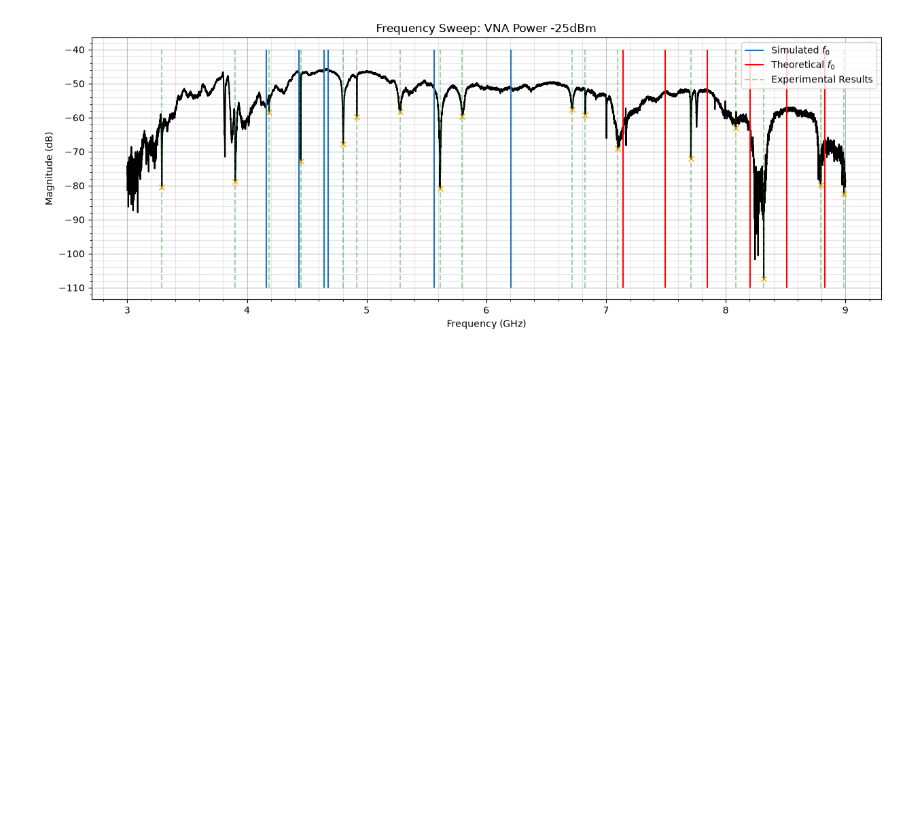
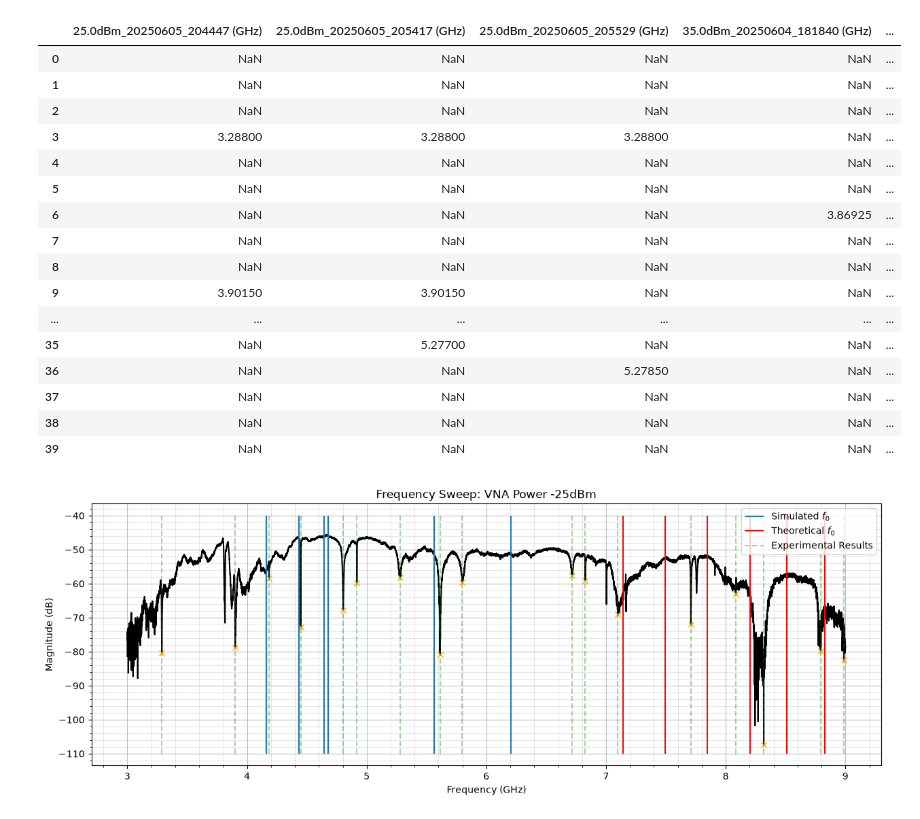
Before and after one commit to benji-thomas/Resonator-Frequency-Simulation, a Jupyter notebook: Experimental_Data_Analysis.ipynb, the cells around one changed output. Cells and saved outputs as stored; diff of their text form; code cells hidden in the pictures; blank space fills up the shorter version.

```diff
--- a/Experimental_Data_Analysis.ipynb
+++ b/Experimental_Data_Analysis.ipynb
@@ -4,7 +5,21 @@ import matplotlib.pyplot as plt
 import pandas as pd
 from scipy.signal import find_peaks
 # %%
-df_S21_3_9GHZ_25dbm_250605 = pd.read_csv('TWPA_on_S21_3.00-9.00GHz_-25.0dBm_20250605_205417.csv')
+df_3_9GHz_25dBm_250605_204447 = pd.read_csv('TWPA_on_S21_3.00-9.00GHz_-25.0dBm_20250605_204447.csv')
+df_3_9GHz_25dBm_250605_205417 = pd.read_csv('TWPA_on_S21_3.00-9.00GHz_-25.0dBm_20250605_205417.csv')
+df_3_9GHz_25dBm_250605_205529 = pd.read_csv('TWPA_on_S21_3.00-9.00GHz_-25.0dBm_20250605_205529.csv')
+df_3_9GHz_35dBm_250604_181840 = pd.read_csv('TWPA_on_S21_3.00-9.00GHz_-35.0dBm_20250604_181840.csv')
+df_3_9GHz_35dBm_250604_192329 = pd.read_csv('TWPA_on_S21_3.00-9.00GHz_-35.0dBm_20250604_192329.csv')
+df_3_9GHz_35dBm_250604_192358 = pd.read_csv('TWPA_on_S21_3.00-9.00GHz_-35.0dBm_20250604_192358.csv')
+df_3_9GHz_35dBm_250605_170409 = pd.read_csv('TWPA_on_S21_3.00-9.00GHz_-35.0dBm_20250605_170409.csv')
+df_3_9GHz_35dBm_250605_191549 = pd.read_csv('TWPA_on_S21_3.00-9.00GHz_-35.0dBm_20250605_191549.csv')
+df_3_9GHz_35dBm_250605_192903 = pd.read_csv('TWPA_on_S21_3.00-9.00GHz_-35.0dBm_20250605_192903.csv')
+df_3_9GHz_35dBm_250605_194422 = pd.read_csv('TWPA_on_S21_3.00-9.00GHz_-35.0dBm_20250605_194422.csv')
+df_3_9GHz_35dBm_250605_200136 = pd.read_csv('TWPA_on_S21_3.00-9.00GHz_-35.0dBm_20250605_200136.csv')
+df_3_9GHz_35dBm_250605_201637 = pd.read_csv('TWPA_on_S21_3.00-9.00GHz_-35.0dBm_20250605_201637.csv')
+df_3_9GHz_35dBm_250605_204435 = pd.read_csv('TWPA_on_S21_3.00-9.00GHz_-35.0dBm_20250605_204435.csv')
+
+
 sim_f0_kin_res = np.array([5.566,4.680,4.645,4.434,4.162,6.206])
 theo_f0_kin_res = np.array([8.51077059,7.49291156,8.20177958,
                             7.14371248,7.8479671,8.8257005])
@@ -20,3 +166,41 @@ peaks = np.delete(peaks,remove)
+# %%
+#############
+#OLD CODE
+#############
+saved_df = pd.DataFrame({'25.0dBm_20250605_204447 (GHz)':df_3_9GHz_25dBm_250605_204447['Frequency (GHz)'][peaks_25dBm_250605_204447],
+                         '25.0dBm_20250605_205417 (GHz)':df_3_9GHz_25dBm_250605_205417['Frequency (GHz)'][peaks_25dBm_250605_205417],
+                         '25.0dBm_20250605_205529 (GHz)':df_3_9GHz_25dBm_250605_205529['Frequency (GHz)'][peaks_25dBm_250605_205529],
+                         '35.0dBm_20250604_181840 (GHz)':df_3_9GHz_35dBm_250604_181840['Frequency (GHz)'][peaks_35dBm_250604_181840],
+                         '35.0dBm_20250604_192329 (GHz)':df_3_9GHz_35dBm_250604_192329['Frequency (GHz)'][peaks_35dBm_250604_192329],
+                         '35.0dBm_20250604_192358 (GHz)':df_3_9GHz_35dBm_250604_192358['Frequency (GHz)'][peaks_35dBm_250604_192358],
+                         '35.0dBm_20250605_170409 (GHz)':df_3_9GHz_35dBm_250605_170409['Frequency (GHz)'][peaks_35dBm_250605_170409],
+                         '35.0dBm_20250605_191549 (GHz)':df_3_9GHz_35dBm_250605_191549['Frequency (GHz)'][peaks_35dBm_250605_191549],
+                         '35.0dBm_20250605_192903 (GHz)':df_3_9GHz_35dBm_250605_192903['Frequency (GHz)'][peaks_35dBm_250605_192903],
+                         '35.0dBm_20250605_194422 (GHz)':df_3_9GHz_35dBm_250605_194422['Frequency (GHz)'][peaks_35dBm_250605_194422],
+                         '35.0dBm_20250605_200136 (GHz)':df_3_9GHz_35dBm_250605_200136['Frequency (GHz)'][peaks_35dBm_250605_200136],
+                         '35.0dBm_20250605_201637 (GHz)':df_3_9GHz_35dBm_250605_201637['Frequency (GHz)'][peaks_35dBm_250605_201637],
+                         '35.0dBm_20250605_204435 (GHz)':df_3_9GHz_35dBm_250605_204435['Frequency (GHz)'][peaks_35dBm_250605_204435]})
+saved_df = saved_df.reset_index(drop=True)
+saved_df.to_csv('final.csv',index=True)
+saved_df.head(40)
+# %% [output]
+|  | 25.0dBm_20250605_204447 (GHz) | 25.0dBm_20250605_205417 (GHz) | 25.0dBm_20250605_205529 (GHz) | 35.0dBm_20250604_181840 (GHz) | ... |
+| 0 | NaN | NaN | NaN | NaN | ... |
+| 1 | NaN | NaN | NaN | NaN | ... |
+| 2 | NaN | NaN | NaN | NaN | ... |
+| 3 | 3.28800 | 3.28800 | 3.28800 | NaN | ... |
+| 4 | NaN | NaN | NaN | NaN | ... |
+| 5 | NaN | NaN | NaN | NaN | ... |
+| 6 | NaN | NaN | NaN | 3.86925 | ... |
+| 7 | NaN | NaN | NaN | NaN | ... |
+| 8 | NaN | NaN | NaN | NaN | ... |
+| 9 | 3.90150 | 3.90150 | NaN | NaN | ... |
+| ... | ... | ... | ... | ... | ... |
+| 35 | NaN | 5.27700 | NaN | NaN | ... |
+| 36 | NaN | NaN | 5.27850 | NaN | ... |
+| 37 | NaN | NaN | NaN | NaN | ... |
+| 38 | NaN | NaN | NaN | NaN | ... |
+| 39 | NaN | NaN | NaN | NaN | ... |
 # %%
 plt.figure(figsize=(15,5))
 plt.title('Frequency Sweep: VNA Power -25dBm')
```
Also changed, not shown: parts of 6 cells of this notebook, 2 other files.
